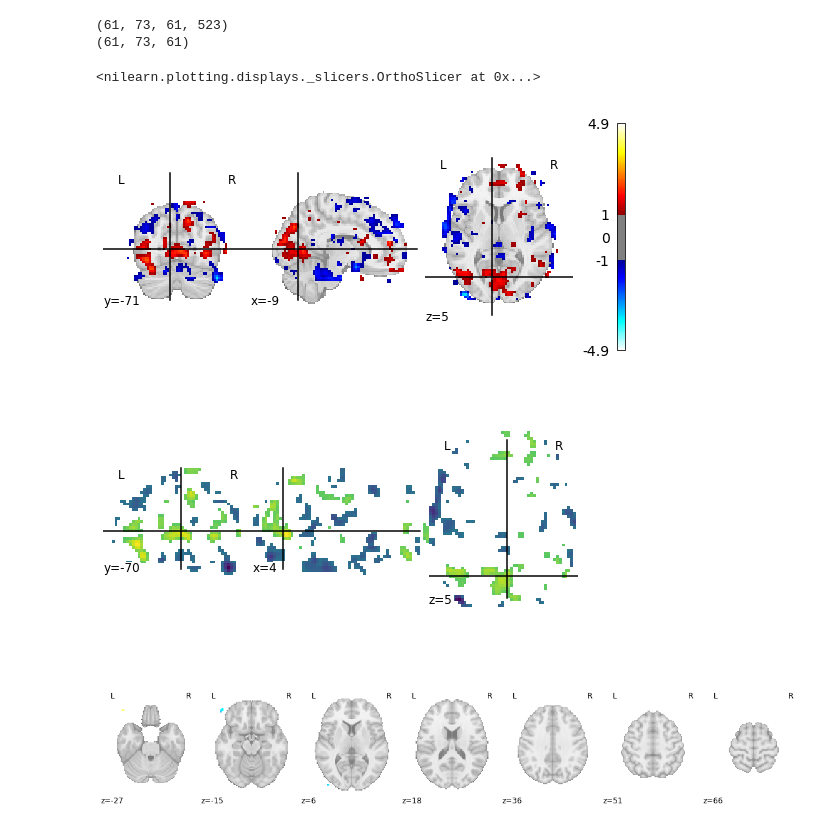
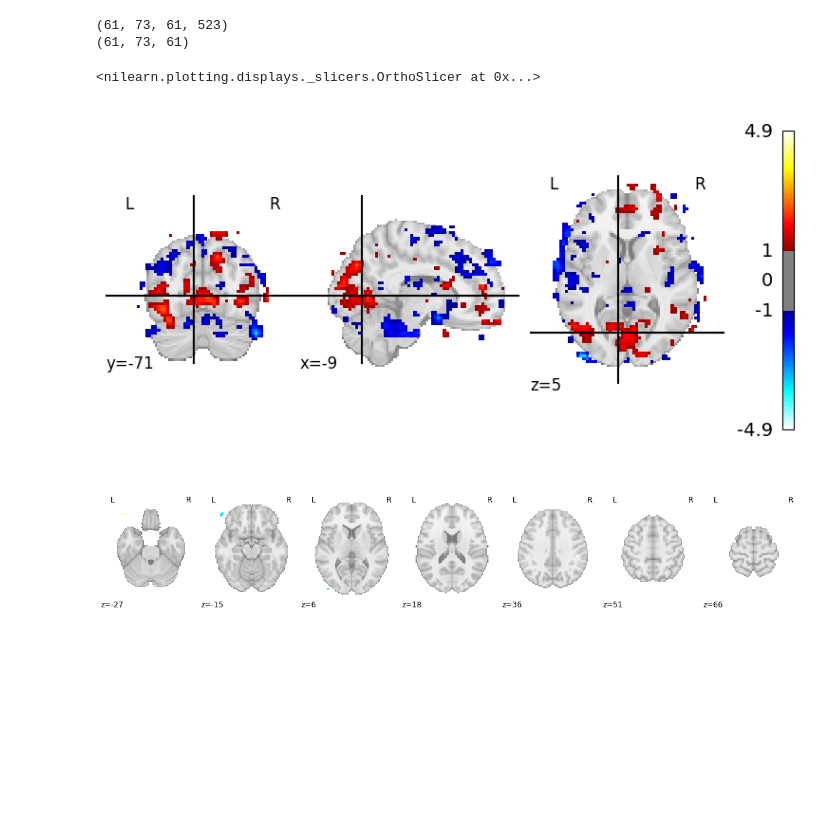
Before and after one commit to brodoSwaggins/brainiak, a Jupyter notebook: docs/examples/eventseg/Event_seg2.ipynb, the cells around one changed output. Cells and saved outputs as stored; diff of their text form; code cells hidden in the pictures; blank space fills up the shorter version.

```diff
--- a/docs/examples/eventseg/Event_seg2.ipynb
+++ b/docs/examples/eventseg/Event_seg2.ipynb
@@ -31,19 +31,18 @@ Datasets are stored in: ['/home/itzik/nilearn_data']
 # %%
-# file = r'C:\Users\izika\OneDrive\Documents\ComDePri\Memory\fMRI data Project\RecallFiles_published\recall_files\sherlock_recall_s1.nii'
-file = '/home/itzik/Desktop/EventBoundaries/recall_files/sherlock_recall_s1.nii'
+file = r'C:\Users\izika\OneDrive\Documents\ComDePri\Memory\fMRI data Project\RecallFiles_published\recall_files\sherlock_recall_s1.nii'
+# file = '/home/itzik/Desktop/EventBoundaries/recall_files/sherlock_recall_s1.nii'
 all_TR = image.load_img(file)
 print(all_TR.shape)
 first_TR = image.index_img(file, 0)
 print(first_TR.shape)
 
 plotting.plot_stat_map(first_TR, threshold=1)#, output_file=output_dir / "first_TR.png")
 # first_TR.to_filename(output_dir / "first_TR.nii.gz")
 # %% [output]
 (61, 73, 61, 523)
 (61, 73, 61)
 <nilearn.plotting.displays._slicers.OrthoSlicer at 0x...>
-[figure, old version]
+[figure, new version]
-[figure, removed]
 # %%
 for img in image.iter_img(image.index_img(file, np.arange(0, 4, 1))):
     # img is now an in-memory 3D img
```
Also changed, not shown: parts of 11 cells of this notebook.
